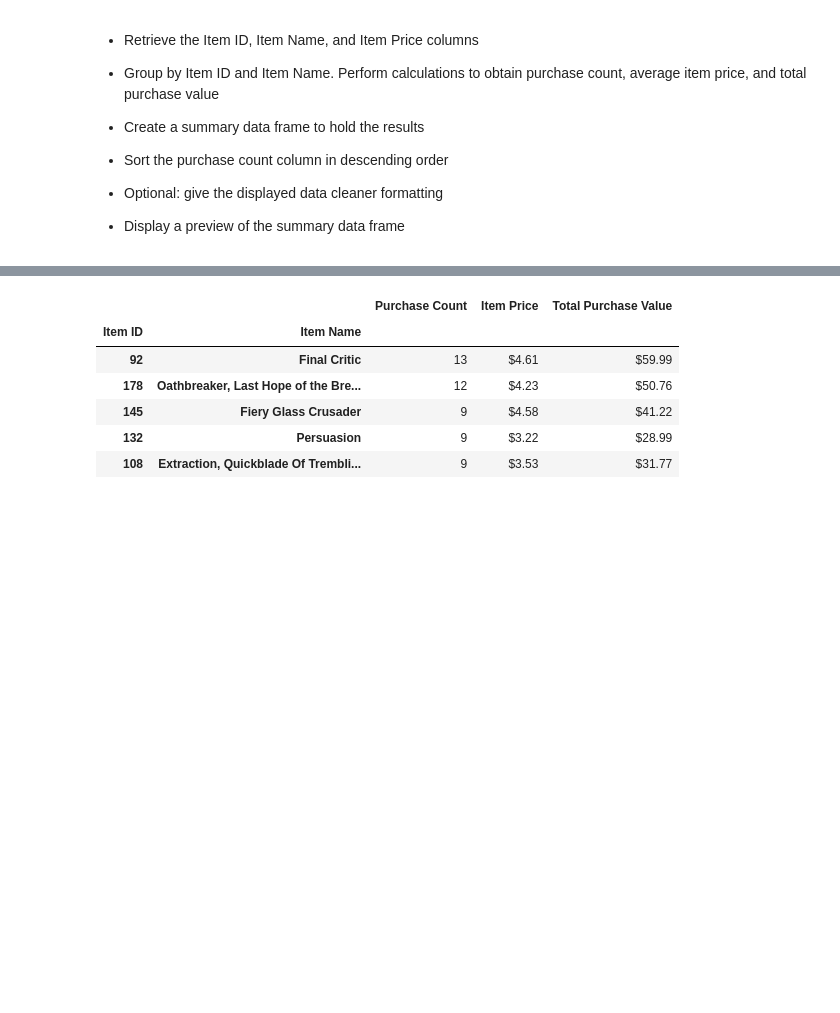
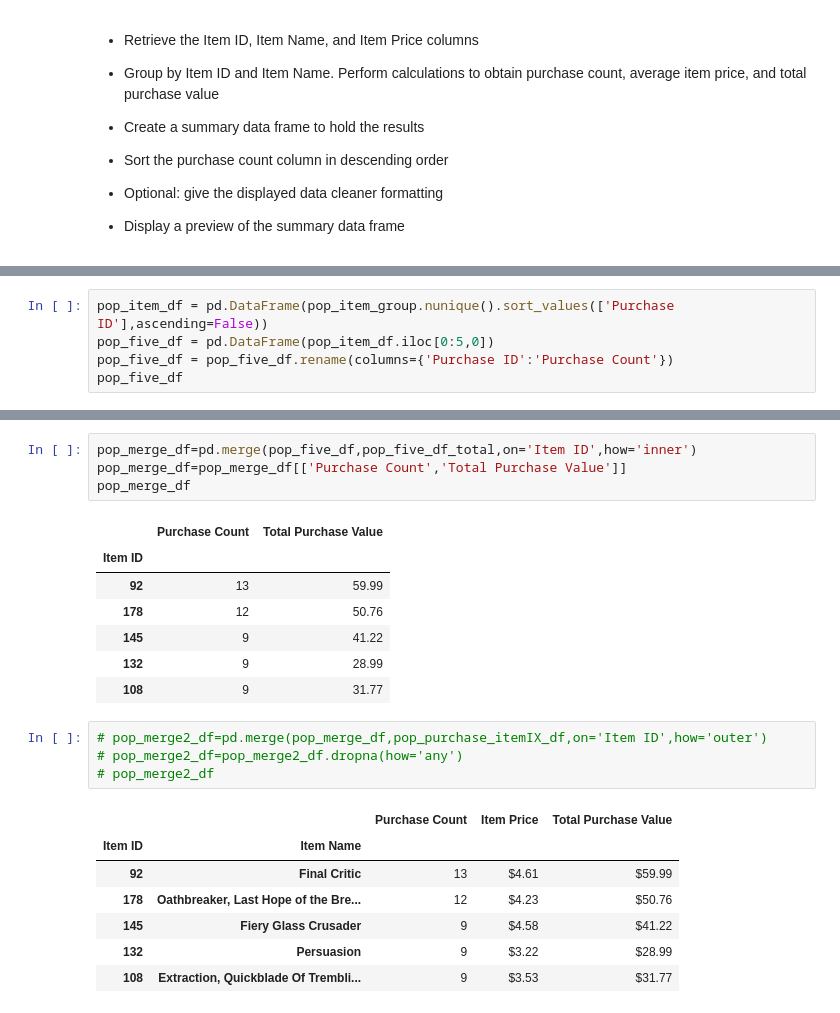
Before and after one commit to Daniel8871/pandas-challenge, a Jupyter notebook: HeroesOfPymoli_analysis.ipynb, the cells around one changed output, grey strips where cells are left out. Drawn from its saved outputs; the diff is of its cells as text; blank space fills up the shorter version.

```diff
--- a/HeroesOfPymoli_analysis.ipynb
+++ b/HeroesOfPymoli_analysis.ipynb
@@ -452,0 +465,5 @@ top_merge_df_final
+# %%
+pop_item_df = pd.DataFrame(pop_item_group.nunique().sort_values(['Purchase ID'],ascending=False))
+pop_five_df = pd.DataFrame(pop_item_df.iloc[0:5,0])
+pop_five_df = pop_five_df.rename(columns={'Purchase ID':'Purchase Count'})
+pop_five_df
@@ -453,3 +497,19 @@ top_merge_df_final
+# %%
+pop_merge_df=pd.merge(pop_five_df,pop_five_df_total,on='Item ID',how='inner')
+pop_merge_df=pop_merge_df[['Purchase Count','Total Purchase Value']]
+pop_merge_df
+# %% [output]
+|  | Purchase Count | Total Purchase Value |
+| Item ID |  |  |
+| 92 | 13 | 59.99 |
+| 178 | 12 | 50.76 |
+| 145 | 9 | 41.22 |
+| 132 | 9 | 28.99 |
+| 108 | 9 | 31.77 |
+# %%
+# pop_merge2_df=pd.merge(pop_merge_df,pop_purchase_itemIX_df,on='Item ID',how='outer')
+# pop_merge2_df=pop_merge2_df.dropna(how='any')
+# pop_merge2_df
 # %%
 # %% [output]
 |  |  | Purchase Count | Item Price | Total Purchase Value |
```
Also changed, not shown: parts of 5 cells of this notebook.
